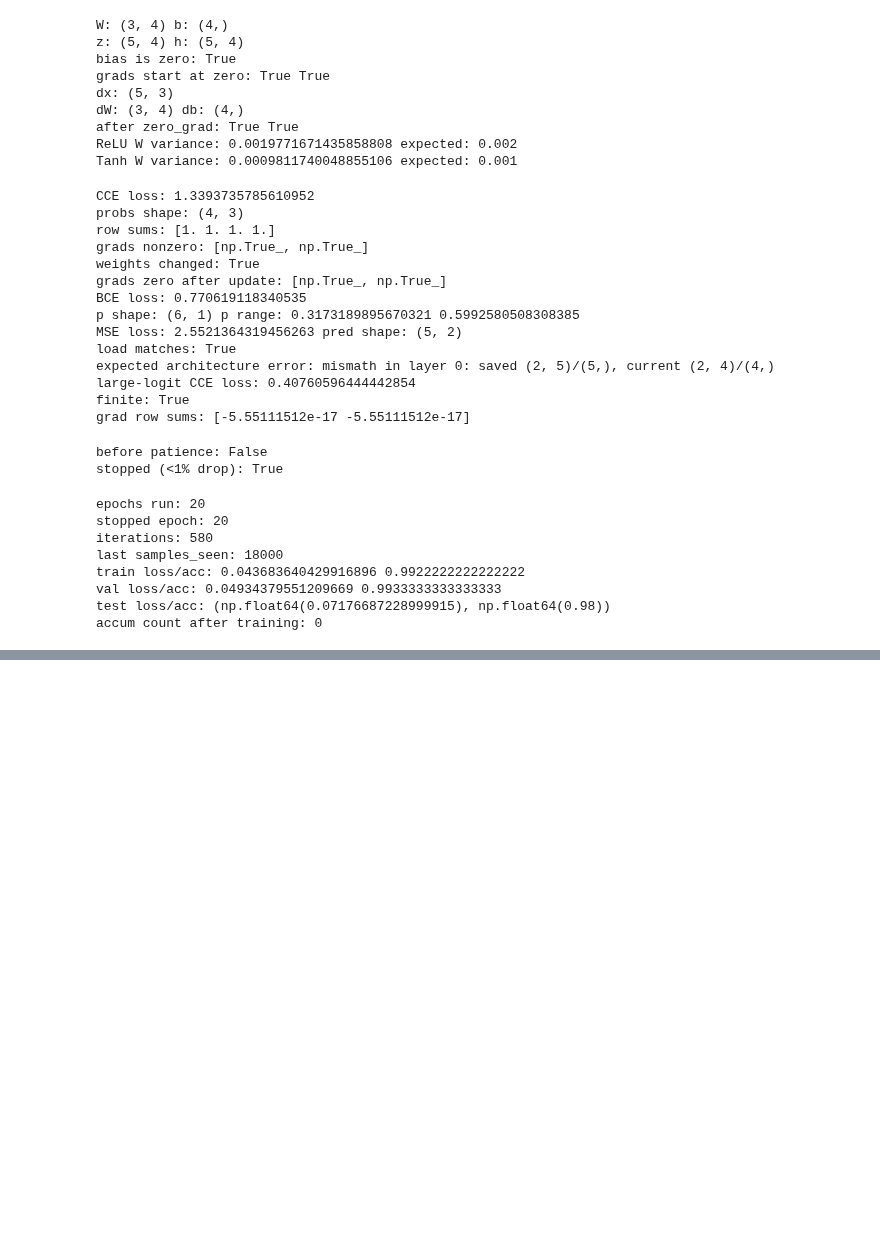
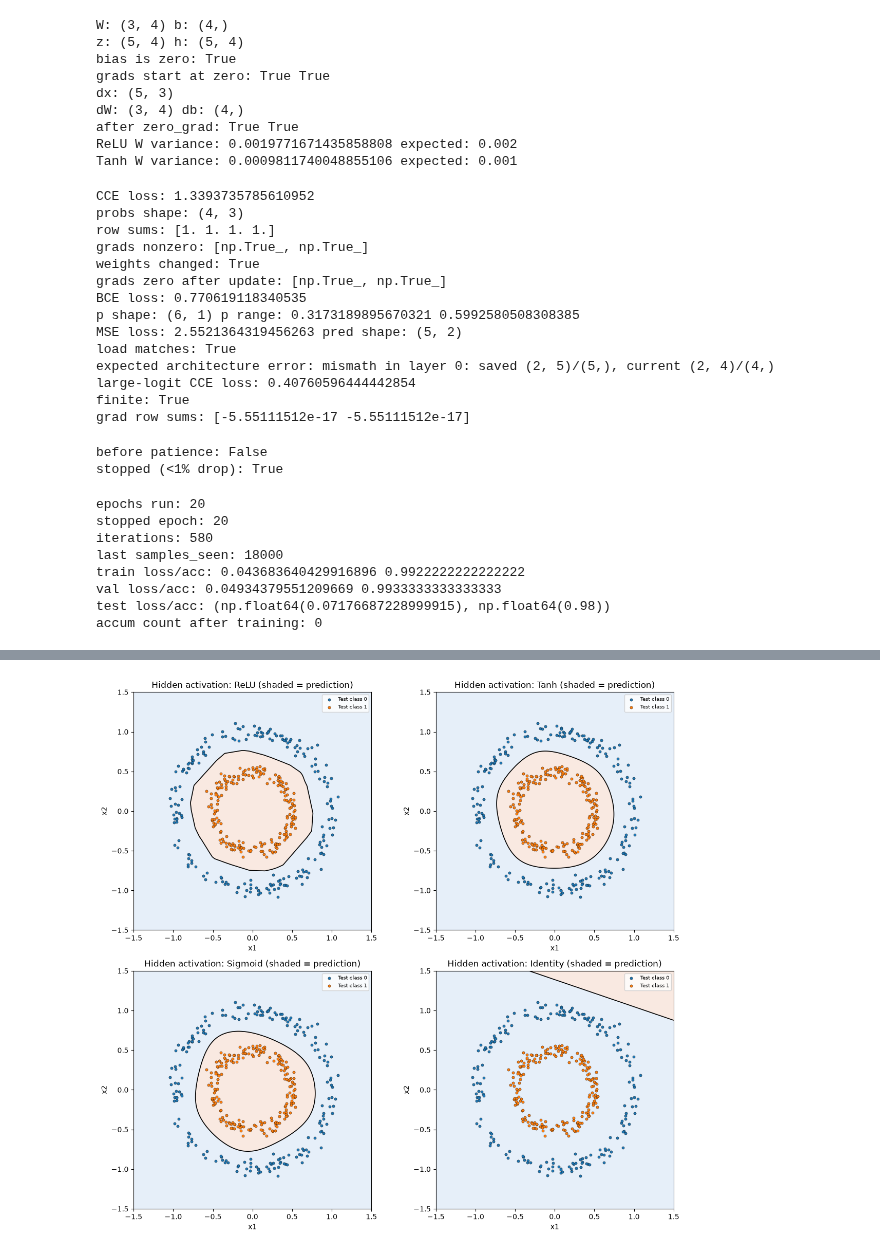
Before and after one commit to suryamanoj4/SMAI-A4, a Jupyter notebook: mlp.ipynb, the cells around one changed output, grey strips where cells are left out. Cells and saved outputs as stored; diff of their text form; code cells hidden in the pictures; blank space fills up the shorter version.

```diff
--- a/mlp.ipynb
+++ b/mlp.ipynb
@@ -650,6 +649,6 @@ print("WANDB_API_KEY loaded:", "WANDB_API_KEY" in os.environ)
 # %%
 # set this as true when we are eady with the run
-USE_WANDB = False
+USE_WANDB = True
 
 if USE_WANDB:
     import wandb
@@ -687,0 +868,43 @@ if USE_WANDB:
+# %%
+xx, yy = np.meshgrid(
+    np.linspace(-1.5, 1.5, 300),
+    np.linspace(-1.5, 1.5, 300),
+)
+grid = np.column_stack([xx.ravel(), yy.ravel()])
+fig, axes = plt.subplots(2, 2, figsize=(12, 11))
+for ax, (name, model) in zip(axes.ravel(), models.items()):
+    probs = model.predict(grid).reshape(xx.shape)
+    pred = (probs >= 0.5).astype(np.int64)
+    ax.contourf(
+        xx, yy, pred,
+        levels=[-0.5, 0.5, 1.5],
+        colors=["#dce9f7", "#f7e0d5"],
+        alpha=0.7,
+    )
+    ax.contour(
+        xx, yy, probs,
+        levels=[0.5],
+        colors="k",
+        linewidths=1.2,
+    )
+    ax.scatter(
+        X_test_c[y_test_c == 0, 0], X_test_c[y_test_c == 0, 1],
+        s=14, c="tab:blue", edgecolors="k", linewidths=0.3,
+        label="Test class 0",
+    )
+    ax.scatter(
+        X_test_c[y_test_c == 1, 0], X_test_c[y_test_c == 1, 1],
+        s=14, c="tab:orange", edgecolors="k", linewidths=0.3,
+        label="Test class 1",
+    )
+    ax.set_xlim(-1.5, 1.5)
+    ax.set_ylim(-1.5, 1.5)
+    ax.set_aspect("equal")
+    ax.set_xlabel("x1")
+    ax.set_ylabel("x2")
+    ax.set_title(f"Hidden activation: {name} (shaded = prediction)")
+    ax.legend(loc="upper right", fontsize=7)
+plt.tight_layout()
+plt.show()
+# %% [output]
+[figure, added]
```
Also changed, not shown: parts of 6 cells of this notebook.
